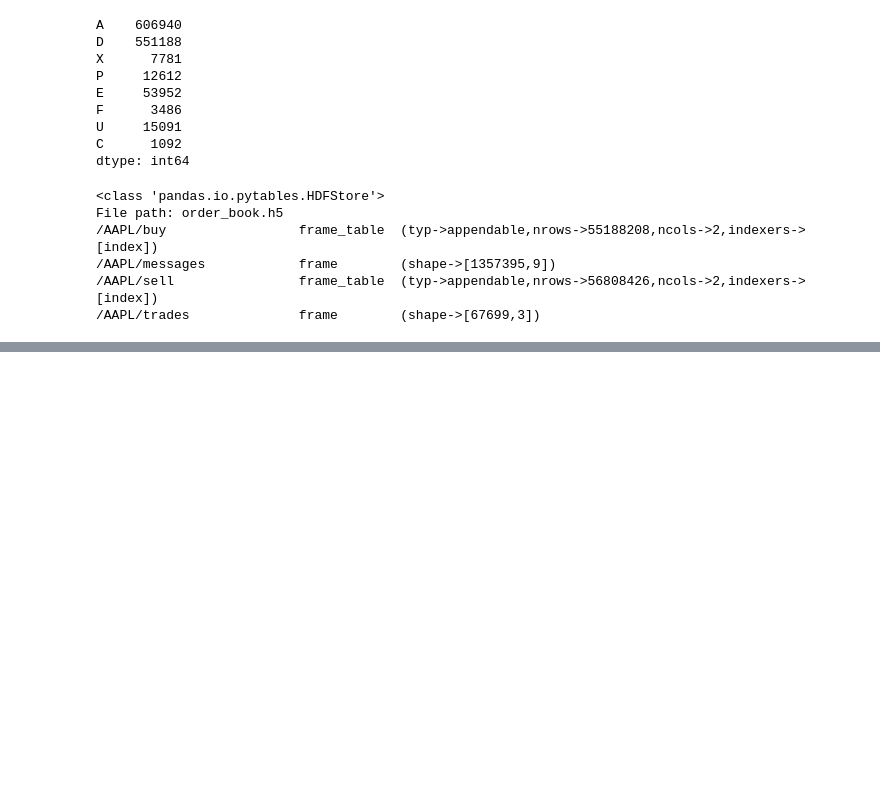
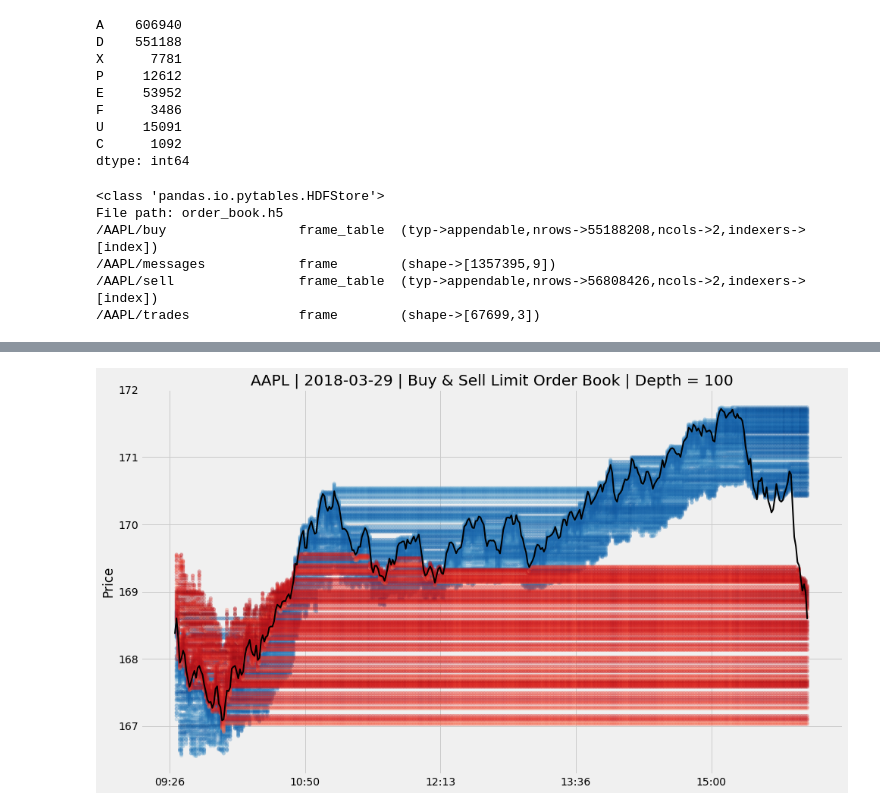
Before and after one commit to PaulClas/machine-learning-for-trading, a Jupyter notebook: 02_market_and_fundamental_data/01_NASDAQ_TotalView-ITCH_Order_Book/01_build_itch_order_book.ipynb, the cells around one changed output, grey strips where cells are left out. Saved outputs shown, nothing was run; the diff lists cells and outputs as text; code cells hidden in the pictures; blank space fills up the shorter version.

```diff
--- a/02_market_and_fundamental_data/01_NASDAQ_TotalView-ITCH_Order_Book/01_build_itch_order_book.ipynb
+++ b/02_market_and_fundamental_data/01_NASDAQ_TotalView-ITCH_Order_Book/01_build_itch_order_book.ipynb
@@ -463,0 +545,15 @@ File path: order_book.h5
+# %%
+sell_per_min = (sell
+                .groupby([pd.Grouper(key='timestamp', freq='Min'), 'price'])
+                .shares
+                .sum()
+                .apply(np.log)
+                .to_frame('shares')
+                .reset_index('price')
+                .between_time(market_open, market_close)
+                .groupby(level='timestamp', as_index=False, group_keys=False)
+                .apply(lambda x: x.nsmallest(columns='price', n=depth))
+                .reset_index())
+
+sell_per_min.timestamp = sell_per_min.timestamp.add(utc_offset).astype(int)
+sell_per_min.info()
@@ -463,0 +569,11 @@ File path: order_book.h5
+# %%
+with pd.HDFStore(order_book_store) as store:
+    trades = store['{}/trades'.format(stock)]
+trades.price = trades.price.mul(1e-4)
+trades = trades[trades.cross == 0].between_time(market_open, market_close)
+
+trades_per_min = (trades
+                  .resample('Min')
+                  .agg({'price': 'mean', 'shares': 'sum'}))
+trades_per_min.index = trades_per_min.index.to_series().add(utc_offset).astype(int)
+trades_per_min.info()
@@ -463,0 +588,19 @@ File path: order_book.h5
+# %%
+fig, ax = plt.subplots(figsize=(7, 5))
+
+buy_per_min.plot.scatter(x='timestamp',y='price', c='shares', ax=ax, colormap='Blues', colorbar=False, alpha=.25)
+sell_per_min.plot.scatter(x='timestamp',y='price', c='shares', ax=ax, colormap='Reds', colorbar=False, alpha=.25)
+trades_per_min.price.plot(figsize=(14, 8), c='k', ax=ax, lw=2,
+                          title=f'AAPL | {date} | Buy & Sell Limit Order Book | Depth = {depth}')
+
+xticks = [datetime.fromtimestamp(ts / 1e9).strftime('%H:%M') for ts in ax.get_xticks()]
+ax.set_xticklabels(xticks)
+
+ax.set_xlabel('')
+ax.set_ylabel('Price')
+
+date = pd.to_datetime(date).date()
+fig.tight_layout()
+fig.savefig('figures/order_book', dpi=600);
+# %% [output]
+[figure, added]
```
Also changed, not shown: parts of 14 cells of this notebook, 1 other file.
